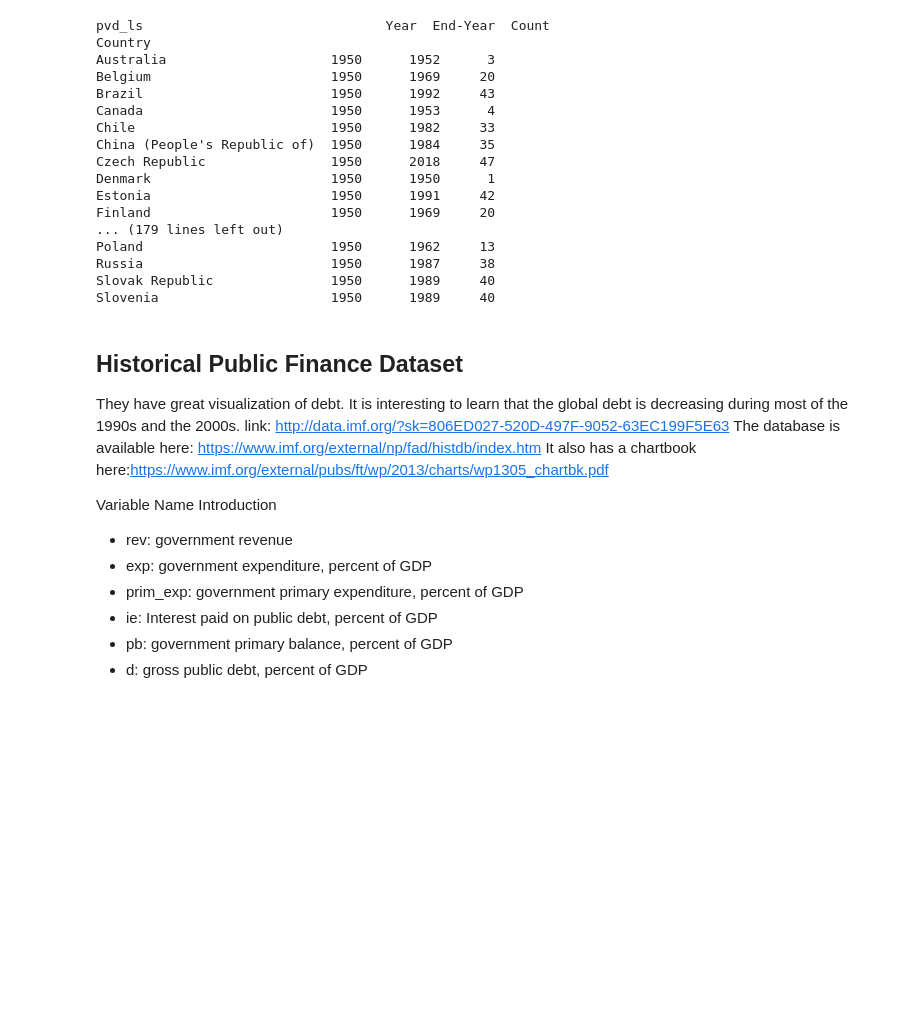
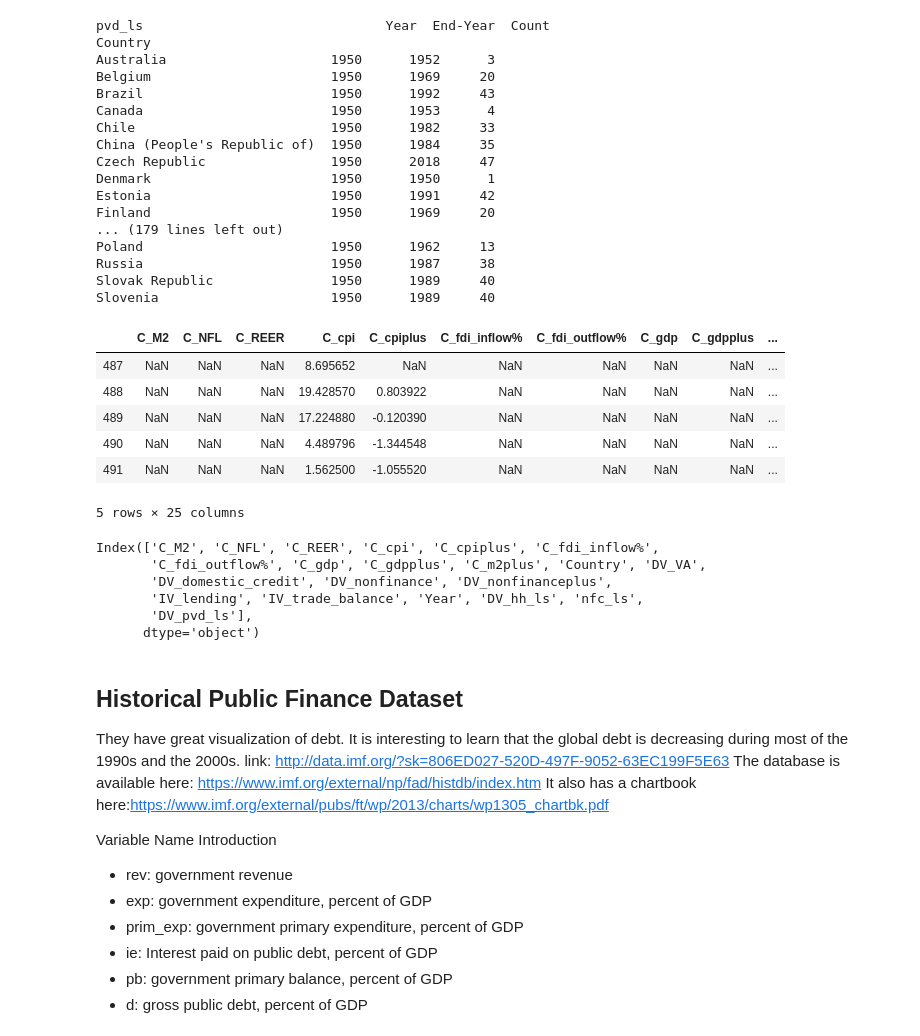
Before and after one commit to YueminLi/Financialization-, a Jupyter notebook: OECD.ipynb, the cells around one changed output. Cells and saved outputs as stored; diff of their text form; code cells hidden in the pictures; blank space fills up the shorter version.

```diff
--- a/OECD.ipynb
+++ b/OECD.ipynb
@@ -414,3 +406,14 @@ Poland                        1950      1962     13
 Russia                        1950      1987     38
 Slovak Republic               1950      1989     40
 Slovenia                      1950      1989     40
+# %%
+oecd_percent = oecd_percent.append([global_debt])
+oecd_percent.head()
+# %% [output]
+|  | C_M2 | C_NFL | C_REER | C_cpi | C_cpiplus | C_fdi_inflow% | C_fdi_outflow% | C_gdp | C_gdpplus | ... |
+| 487 | NaN | NaN | NaN | 8.695652 | NaN | NaN | NaN | NaN | NaN | ... |
+| 488 | NaN | NaN | NaN | 19.428570 | 0.803922 | NaN | NaN | NaN | NaN | ... |
+| 489 | NaN | NaN | NaN | 17.224880 | -0.120390 | NaN | NaN | NaN | NaN | ... |
+| 490 | NaN | NaN | NaN | 4.489796 | -1.344548 | NaN | NaN | NaN | NaN | ... |
+| 491 | NaN | NaN | NaN | 1.562500 | -1.055520 | NaN | NaN | NaN | NaN | ... |
+5 rows × 25 columns
@@ -416,0 +424,9 @@ Slovenia                      1950      1989     40
+# %%
+oecd_percent.columns
+# %% [output]
+Index(['C_M2', 'C_NFL', 'C_REER', 'C_cpi', 'C_cpiplus', 'C_fdi_inflow%',
+       'C_fdi_outflow%', 'C_gdp', 'C_gdpplus', 'C_m2plus', 'Country', 'DV_VA',
+       'DV_domestic_credit', 'DV_nonfinance', 'DV_nonfinanceplus',
+       'IV_lending', 'IV_trade_balance', 'Year', 'DV_hh_ls', 'nfc_ls',
+       'DV_pvd_ls'],
+      dtype='object')
```
Also changed, not shown: parts of 10 cells of this notebook.
